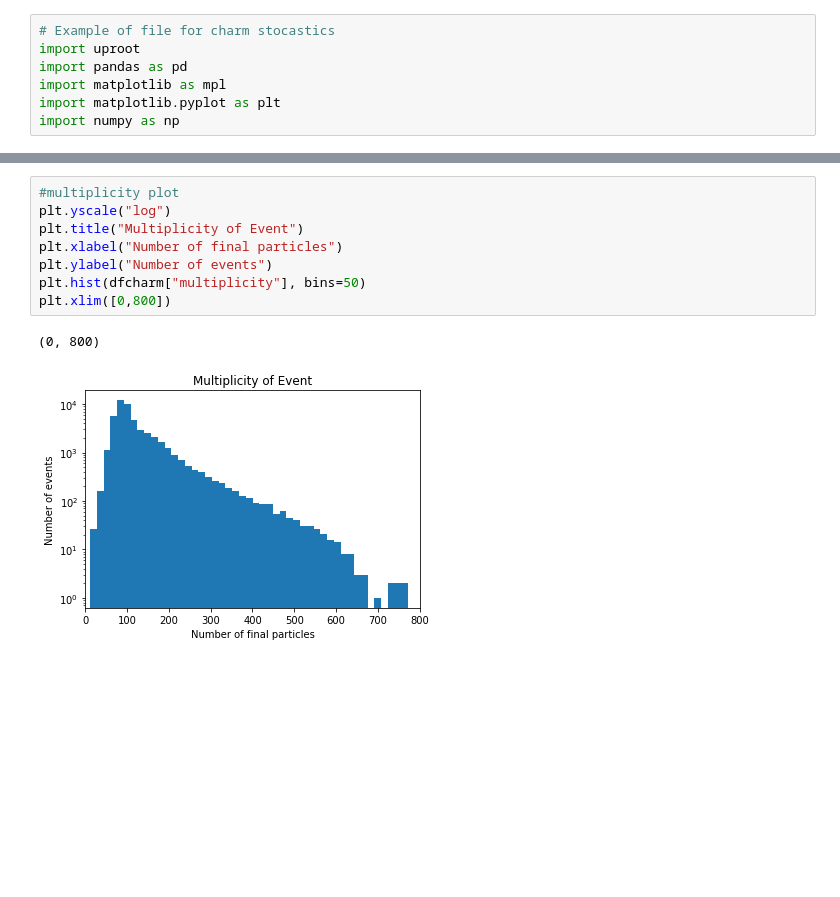
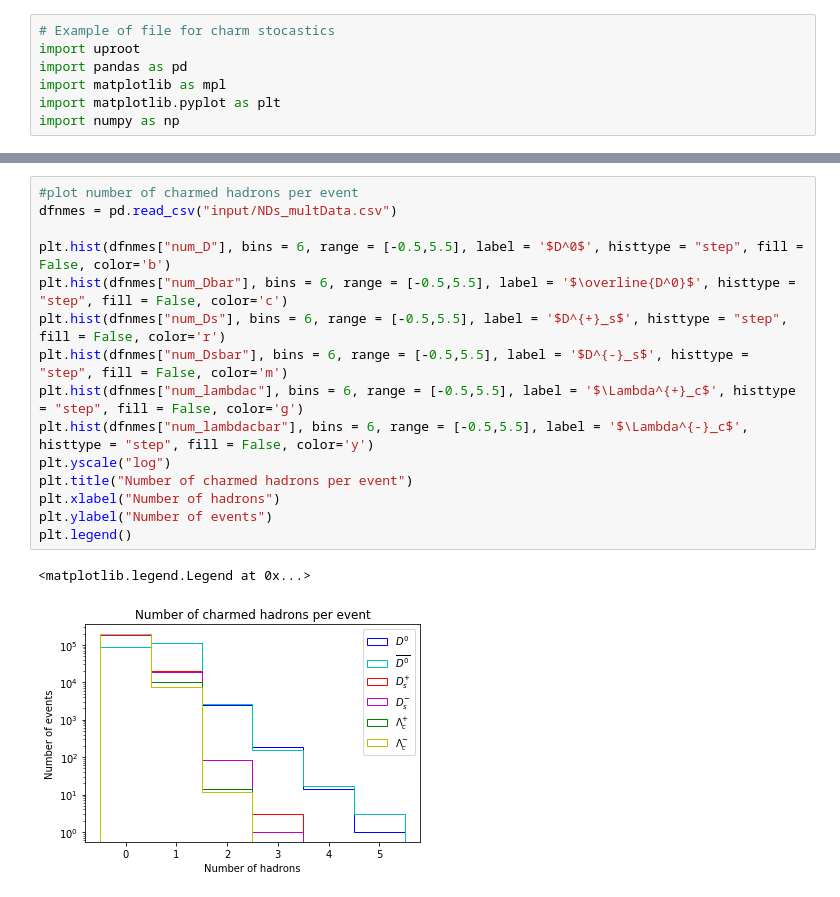
Before and after one commit to JoshuaKMWinter/HF_MPI_Studies, a Jupyter notebook: TestCharm.ipynb, the cells around one changed output, grey strips where cells are left out. Drawn from its saved outputs; the diff is of its cells as text; blank space fills up the shorter version.

```diff
--- a/TestCharm.ipynb
+++ b/TestCharm.ipynb
@@ -50,11 +55,18 @@ dfcharm["dphi_cDbar"] = Delta_Phi(dfcharm["cbar_phi"], dfcharm["Dbar_phi"])
-# %%
-#multiplicity plot
-plt.yscale("log")
-plt.title("Multiplicity of Event")
-plt.xlabel("Number of final particles")
-plt.ylabel("Number of events")
-plt.hist(dfcharm["multiplicity"], bins=50)
-plt.xlim([0,800])
-# %% [output]
-(0, 800)
-[figure, removed]
+# %%
+#plot number of charmed hadrons per event
+dfnmes = pd.read_csv("input/NDs_multData.csv")
+
+plt.hist(dfnmes["num_D"], bins = 6, range = [-0.5,5.5], label = '$D^0$', histtype = "step", fill = False, color='b')
+plt.hist(dfnmes["num_Dbar"], bins = 6, range = [-0.5,5.5], label = '$\overline{D^0}$', histtype = "step", fill = False, color='c')
+plt.hist(dfnmes["num_Ds"], bins = 6, range = [-0.5,5.5], label = '$D^{+}_s$', histtype = "step", fill = False, color='r')
+plt.hist(dfnmes["num_Dsbar"], bins = 6, range = [-0.5,5.5], label = '$D^{-}_s$', histtype = "step", fill = False, color='m')
+plt.hist(dfnmes["num_lambdac"], bins = 6, range = [-0.5,5.5], label = '$\Lambda^{+}_c$', histtype = "step", fill = False, color='g')
+plt.hist(dfnmes["num_lambdacbar"], bins = 6, range = [-0.5,5.5], label = '$\Lambda^{-}_c$', histtype = "step", fill = False, color='y')
+plt.yscale("log")
+plt.title("Number of charmed hadrons per event")
+plt.xlabel("Number of hadrons")
+plt.ylabel("Number of events")
+plt.legend()
+# %% [output]
+<matplotlib.legend.Legend at 0x...>
+[figure, added]
```
Also changed, not shown: parts of 27 cells of this notebook, 6 other files.
